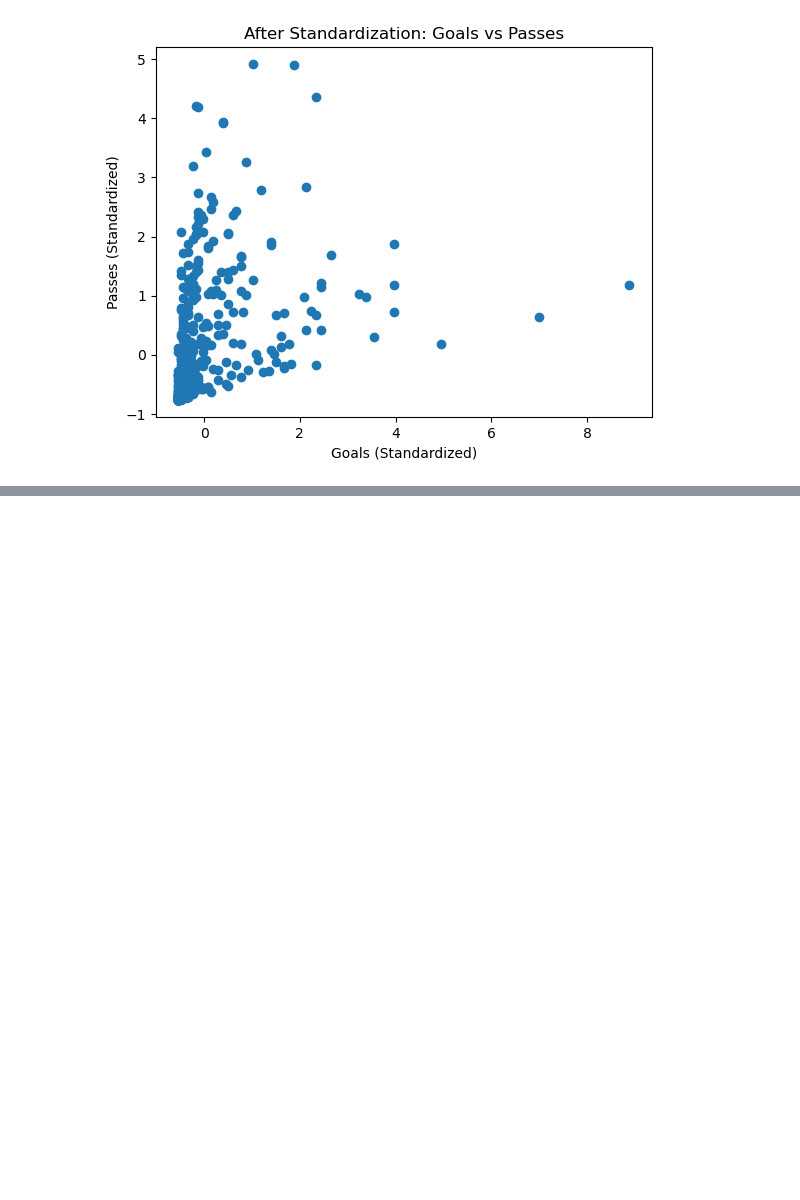
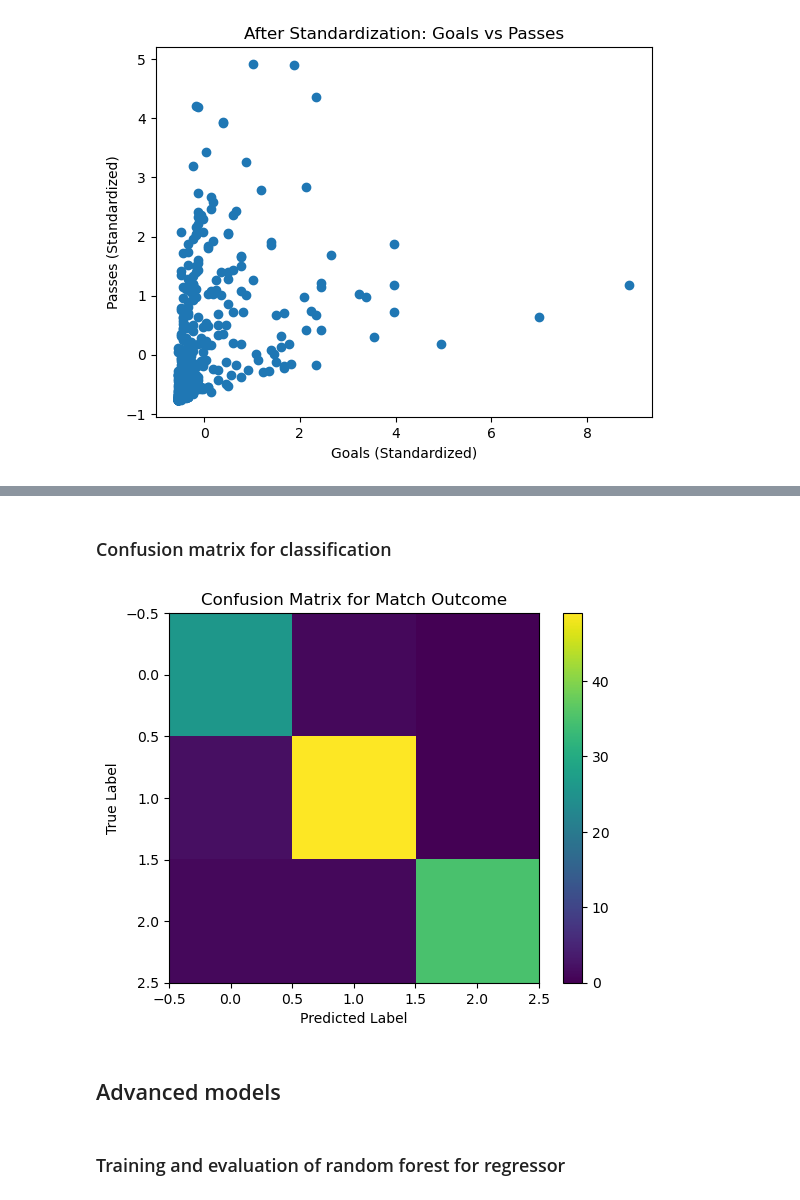
Before and after one commit to springboardmentor1979b-cmyk/ScoreSight---Predicting-EPL-Points-Tally-Top-Scorer, a Jupyter notebook: notebook.ipynb, the cells around one changed output, grey strips where cells are left out. Cells and saved outputs as stored; diff of their text form; code cells hidden in the pictures; blank space fills up the shorter version.

```diff
--- a/notebook.ipynb
+++ b/notebook.ipynb
@@ -418,0 +873,6 @@ plt.show()
+# %%
+# imputing values for classification model
+
+imputer_cls = SimpleImputer(strategy="median")
+X_train_cls = imputer_cls.fit_transform(X_train_cls)
+X_test_cls  = imputer_cls.transform(X_test_cls)
@@ -418,0 +888,9 @@ plt.show()
+# %%
+# baseline classification model
+
+from sklearn.linear_model import LogisticRegression
+
+log_reg = LogisticRegression(max_iter=1000)
+log_reg.fit(X_train_cls, y_train_cls)
+
+y_pred_cls = log_reg.predict(X_test_cls)
@@ -418,0 +960,21 @@ plt.show()
+# %% [markdown]
+### Confusion matrix for classification
+# %%
+from sklearn.metrics import confusion_matrix
+import matplotlib.pyplot as plt
+
+cm = confusion_matrix(y_test_cls, y_pred_cls)
+
+plt.figure()
+plt.imshow(cm)
+plt.xlabel("Predicted Label")
+plt.ylabel("True Label")
+plt.title("Confusion Matrix for Match Outcome")
+plt.colorbar()
+plt.show()
+# %% [output]
+[figure, added]
+# %% [markdown]
+## Advanced models
+# %% [markdown]
+### Training and evaluation of random forest for regressor
```
Also changed, not shown: parts of 72 cells of this notebook.
